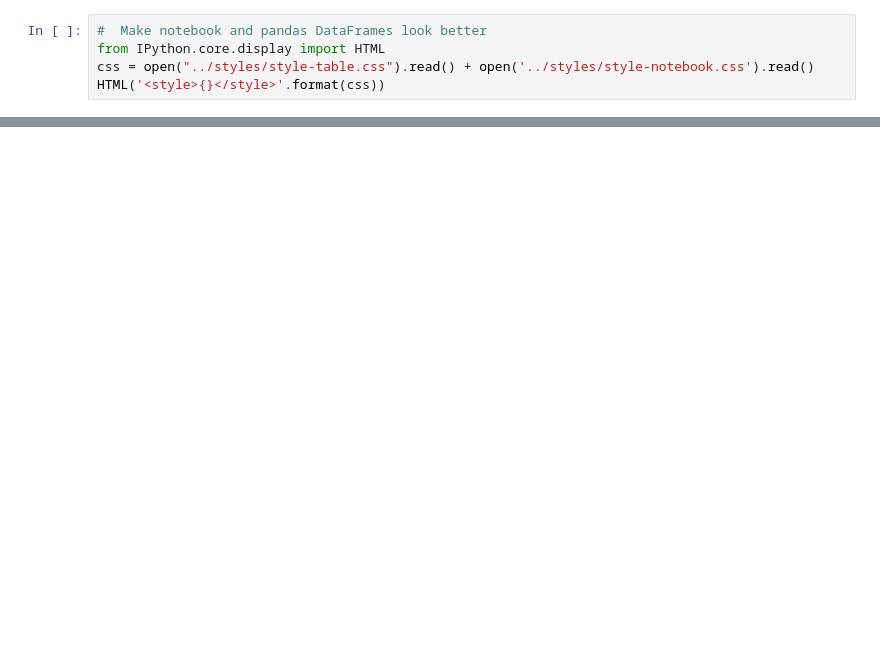
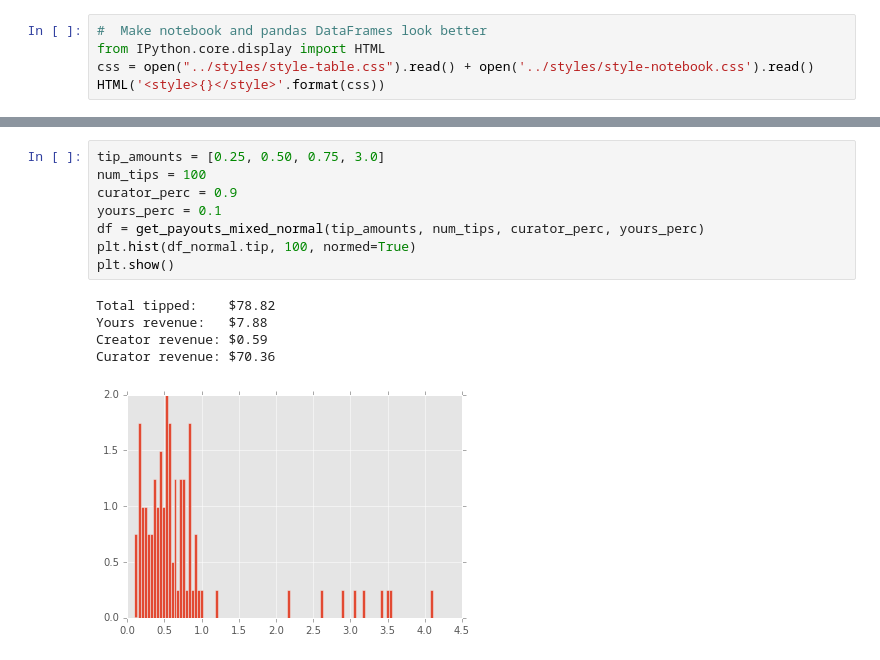
Before and after one commit to corpetty/TBP_metrics, a Jupyter notebook: yours_payout/CreateBubblePlot.ipynb, the cells around one changed output, grey strips where cells are left out. Drawn from its saved outputs; the diff is of its cells as text; blank space fills up the shorter version.

Commit message:
Created new routine based on mixed normal distributions.

```diff
--- a/yours_payout/CreateBubblePlot.ipynb
+++ b/yours_payout/CreateBubblePlot.ipynb
@@ -38,0 +45,14 @@ plt.plot(df.curator_num[(curator_num-1):-1], df.curator_payouts[curator_num-1])
+# %%
+tip_amounts = [0.25, 0.50, 0.75, 3.0]
+num_tips = 100
+curator_perc = 0.9
+yours_perc = 0.1
+df = get_payouts_mixed_normal(tip_amounts, num_tips, curator_perc, yours_perc)
+plt.hist(df_normal.tip, 100, normed=True)
+plt.show()
+# %% [output]
+Total tipped:    $78.82
+Yours revenue:   $7.88
+Creator revenue: $0.59
+Curator revenue: $70.36
+[figure, added]
```
Also changed, not shown: parts of 5 cells of this notebook, 4 other files.
